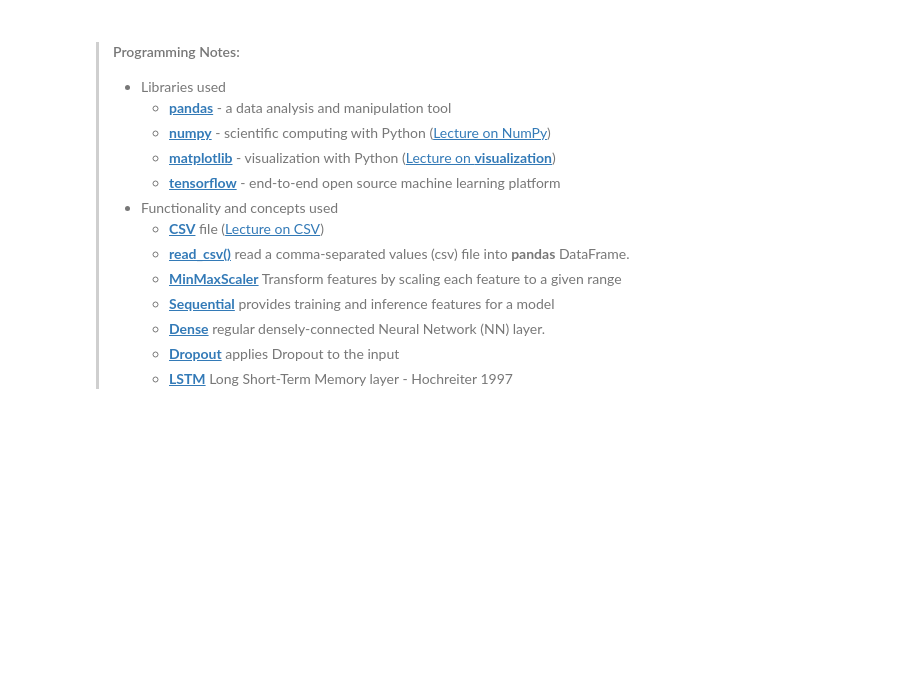
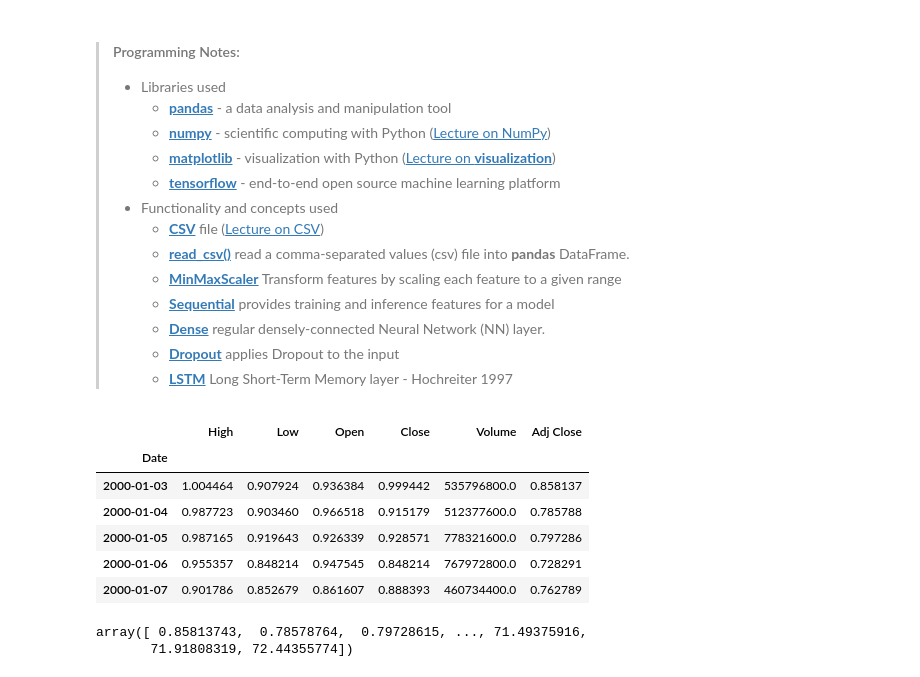
Before and after one commit to adel-nouar/ML_with_Rune, a Jupyter notebook: 10 - Lesson - Recurrent Neural Network.ipynb, the cells around one changed output. Cells and saved outputs as stored; diff of their text form; code cells hidden in the pictures; blank space fills up the shorter version.

```diff
--- a/10 - Lesson - Recurrent Neural Network.ipynb
+++ b/10 - Lesson - Recurrent Neural Network.ipynb
@@ -46,0 +59,12 @@
+# %%
+data = pd.read_csv('files/aapl.csv', parse_dates=True, index_col=0)
+# %%
+data.head()
+# %% [output]
+|  | High | Low | Open | Close | Volume | Adj Close |
+| Date |  |  |  |  |  |  |
+| 2000-01-03 | 1.004464 | 0.907924 | 0.936384 | 0.999442 | 535796800.0 | 0.858137 |
+| 2000-01-04 | 0.987723 | 0.903460 | 0.966518 | 0.915179 | 512377600.0 | 0.785788 |
+| 2000-01-05 | 0.987165 | 0.919643 | 0.926339 | 0.928571 | 778321600.0 | 0.797286 |
+| 2000-01-06 | 0.955357 | 0.848214 | 0.947545 | 0.848214 | 767972800.0 | 0.728291 |
+| 2000-01-07 | 0.901786 | 0.852679 | 0.861607 | 0.888393 | 460734400.0 | 0.762789 |
@@ -46,0 +74,5 @@
+# %%
+data_train
+# %% [output]
+array([ 0.85813743,  0.78578764,  0.79728615, ..., 71.49375916,
+       71.91808319, 72.44355774])
```
Also changed, not shown: parts of 17 cells of this notebook.
